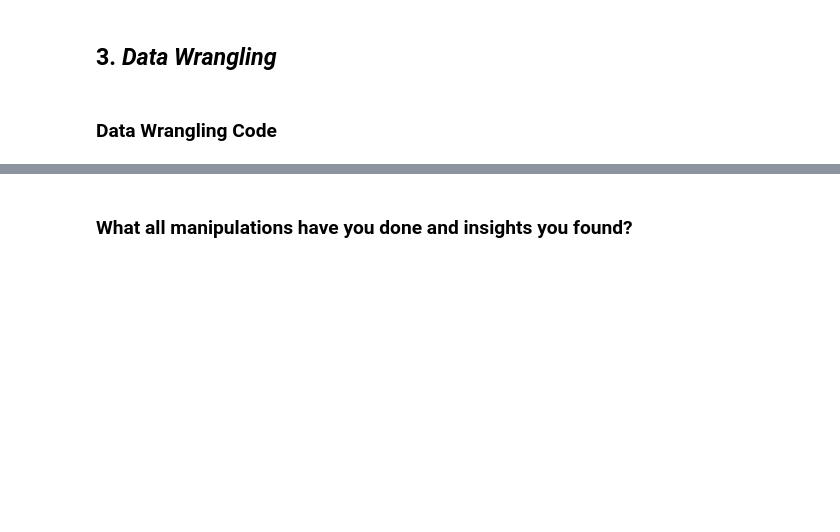
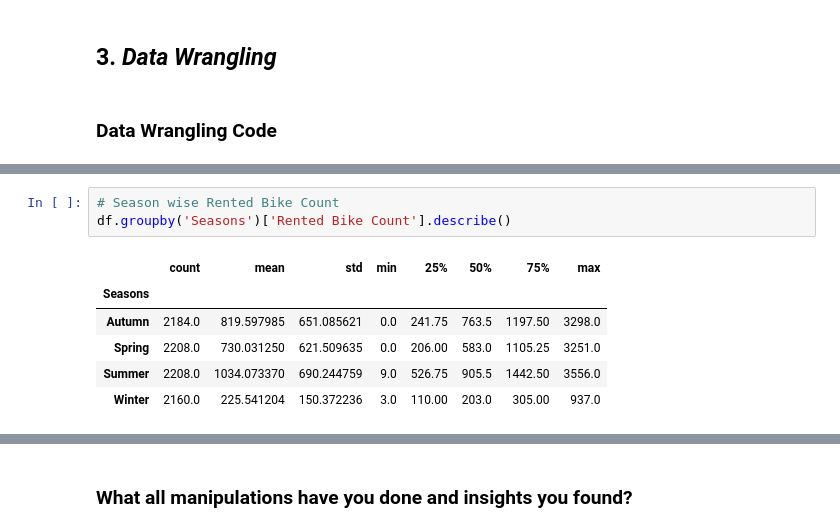
Before and after one commit to ayush9304/BikeSharingDemandPrediction, a Jupyter notebook: Bike_Sharing_Demand_Prediction.ipynb, the cells around one changed output, grey strips where cells are left out. Saved outputs shown, nothing was run; the diff lists cells and outputs as text; blank space fills up the shorter version.

```diff
--- a/Bike_Sharing_Demand_Prediction.ipynb
+++ b/Bike_Sharing_Demand_Prediction.ipynb
@@ -247,0 +295,10 @@ No. of unique values in  Functioning Day is 2
+# %%
+# Season wise Rented Bike Count
+df.groupby('Seasons')['Rented Bike Count'].describe()
+# %% [output]
+|  | count | mean | std | min | 25% | 50% | 75% | max |
+| Seasons |  |  |  |  |  |  |  |  |
+| Autumn | 2184.0 | 819.597985 | 651.085621 | 0.0 | 241.75 | 763.5 | 1197.50 | 3298.0 |
+| Spring | 2208.0 | 730.031250 | 621.509635 | 0.0 | 206.00 | 583.0 | 1105.25 | 3251.0 |
+| Summer | 2208.0 | 1034.073370 | 690.244759 | 9.0 | 526.75 | 905.5 | 1442.50 | 3556.0 |
+| Winter | 2160.0 | 225.541204 | 150.372236 | 3.0 | 110.00 | 203.0 | 305.00 | 937.0 |
```
Also changed, not shown: parts of 15 cells of this notebook.
